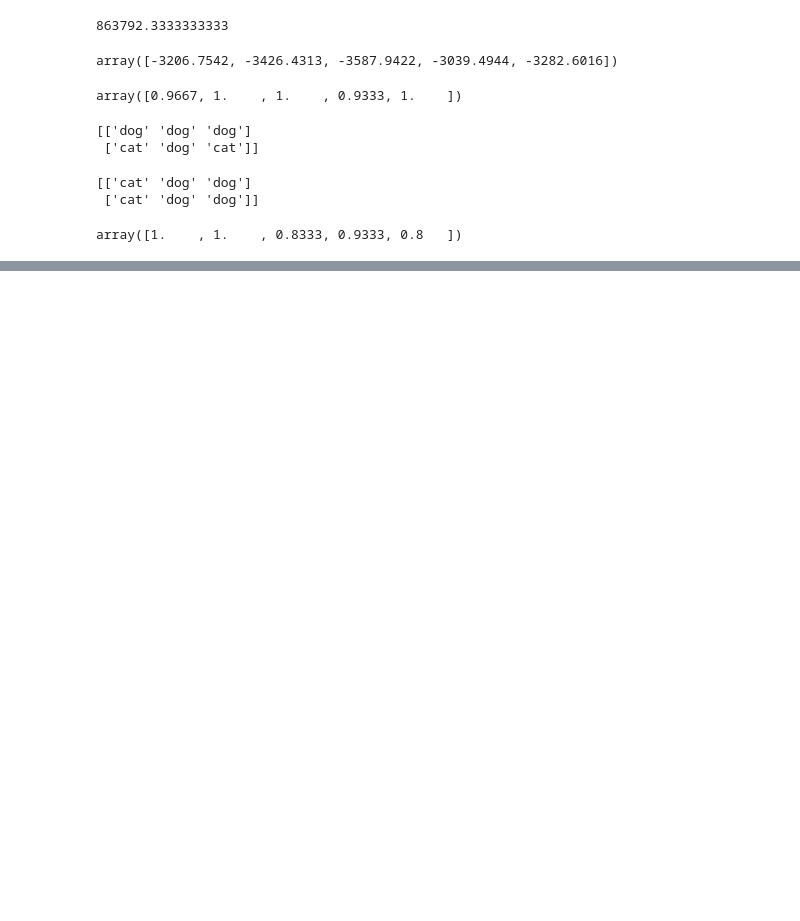
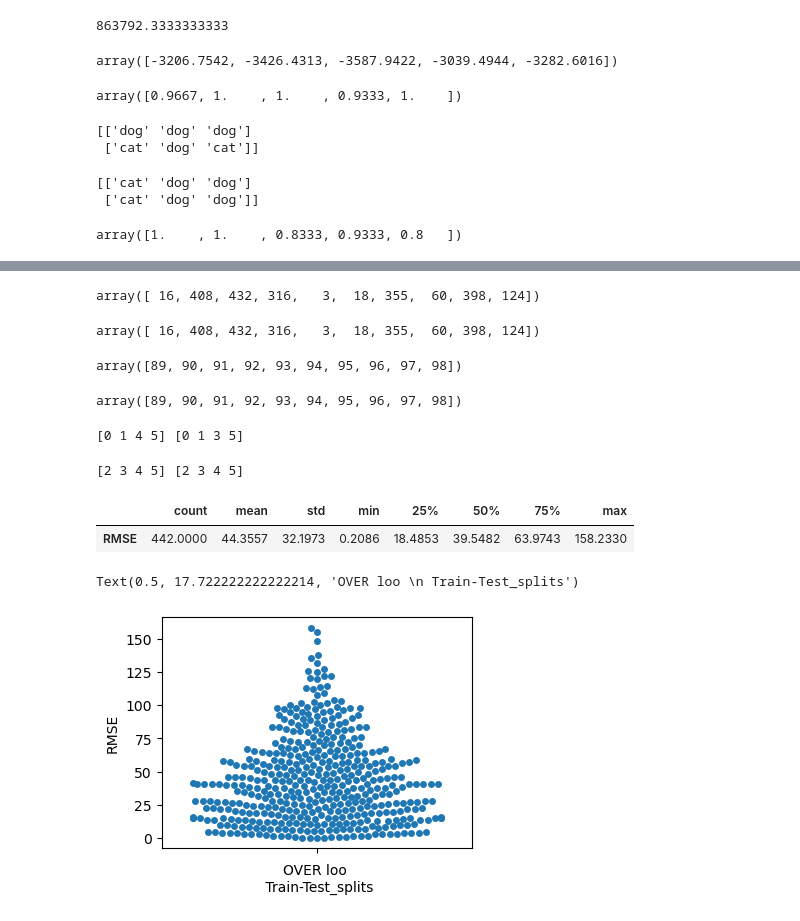
Before and after one commit to ritikb96/MLWPY, a Jupyter notebook: 4.EvaluationAndComparisonOfLearners.ipynb, the cells around one changed output, grey strips where cells are left out. Drawn from its saved outputs; the diff is of its cells as text; code cells hidden in the pictures; blank space fills up the shorter version.

```diff
--- a/4.EvaluationAndComparisonOfLearners.ipynb
+++ b/4.EvaluationAndComparisonOfLearners.ipynb
@@ -217,0 +255,67 @@ display(df.describe().T)
+# %%
+ss = skms.ShuffleSplit(test_size = .25, random_state = 42)
+
+train,test = 0,1
+next(ss.split(diabetes.data))[train][:10]
+# %% [output]
+array([ 16, 408, 432, 316,   3,  18, 355,  60, 398, 124])
+# %%
+ss = skms.ShuffleSplit(test_size = .25, random_state=42)
+next(ss.split(diabetes.data))[train][:10]
+# %% [output]
+array([ 16, 408, 432, 316,   3,  18, 355,  60, 398, 124])
+# %%
+kf = skms.KFold(5)
+next(kf.split(diabetes.data))[train][:10]
+# %% [output]
+array([89, 90, 91, 92, 93, 94, 95, 96, 97, 98])
+# %%
+kf = skms.KFold(5)
+next(kf.split(diabetes.data))[train][:10]
+# %% [output]
+array([89, 90, 91, 92, 93, 94, 95, 96, 97, 98])
+# %%
+pet = np.array(['cat','dog','cat',
+               'dog','dog','dog'])
+kf = skms.KFold(3,shuffle = True)
+
+train,test = 0,1
+
+split_1_group_1 = next(kf.split(pet))[train]
+split_2_group_1 = next(kf.split(pet))[train]
+
+print(split_1_group_1, split_2_group_1)
+# %% [output]
+[0 1 4 5] [0 1 3 5]
+# %%
+kf = skms.KFold(3,shuffle = True,random_state = 42)
+
+
+split_1_group_1 = next(kf.split(pet))[train]
+split_2_group_1 = next(kf.split(pet))[train]
+
+print(split_1_group_1, split_2_group_1)
+# %% [output]
+[2 3 4 5] [2 3 4 5]
+# %%
+#Leave one out cross-validation
+
+linreg = linear_model.LinearRegression()
+diabetes = datasets.load_diabetes()
+
+loo = skms.LeaveOneOut()
+scores = skms.cross_val_score(linreg, diabetes.data, diabetes.target, cv = loo, scoring = 'neg_mean_squared_error')
+
+scores = pd.Series(np.sqrt(-scores))
+df = pd.DataFrame({'RMSE':scores})
+df.index.name = 'Repeat'
+
+display(df.describe().T)
+
+ax = sns.swarmplot(y='RMSE', data=df)
+ax.set_xlabel('OVER loo \n Train-Test_splits')
+# %% [output]
+|  | count | mean | std | min | 25% | 50% | 75% | max |
+| RMSE | 442.0000 | 44.3557 | 32.1973 | 0.2086 | 18.4853 | 39.5482 | 63.9743 | 158.2330 |
+Text(0.5, 17.722222222222214, 'OVER loo \n Train-Test_splits')
+[figure, added]
```
Also changed, not shown: parts of 11 cells of this notebook.
